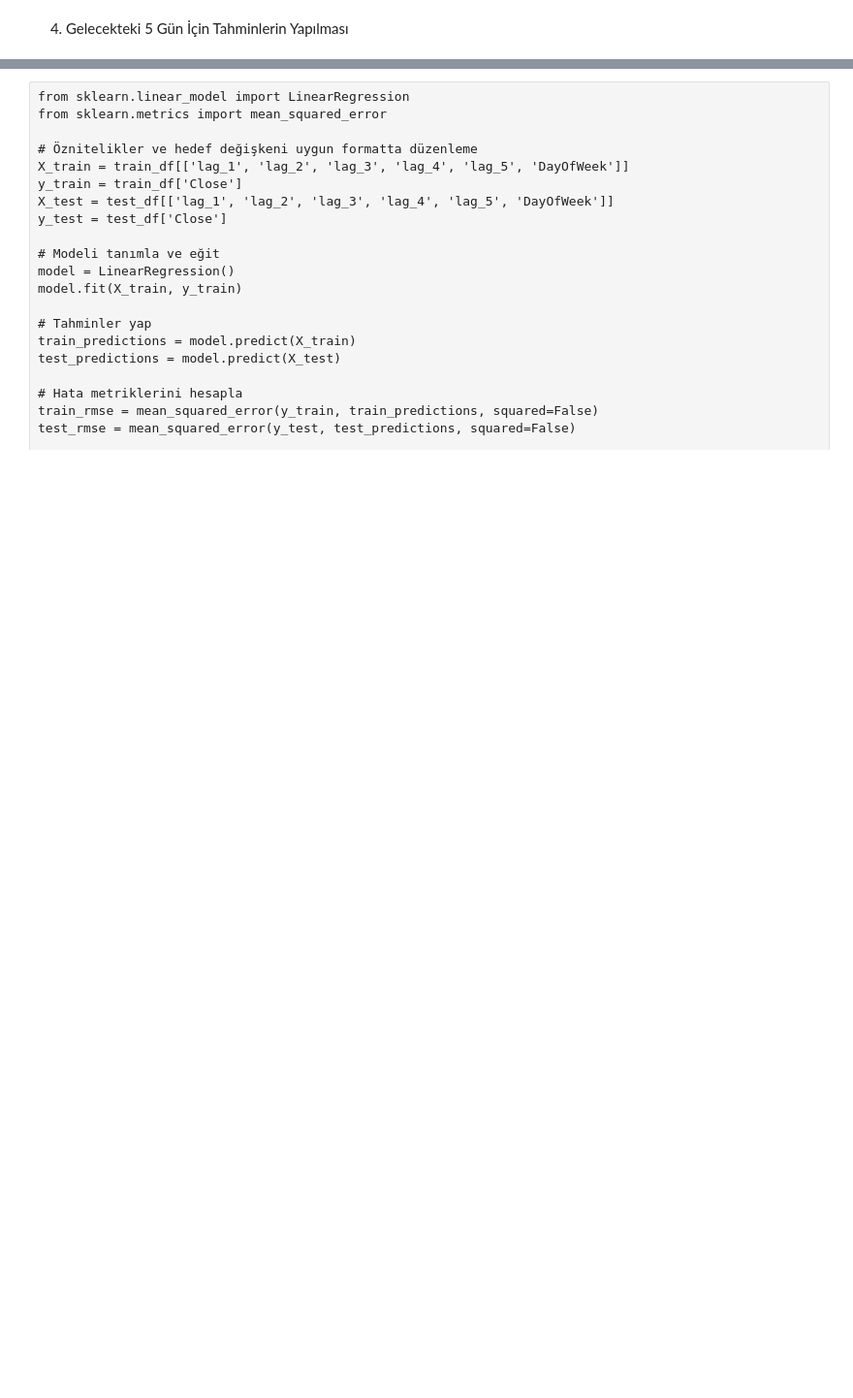
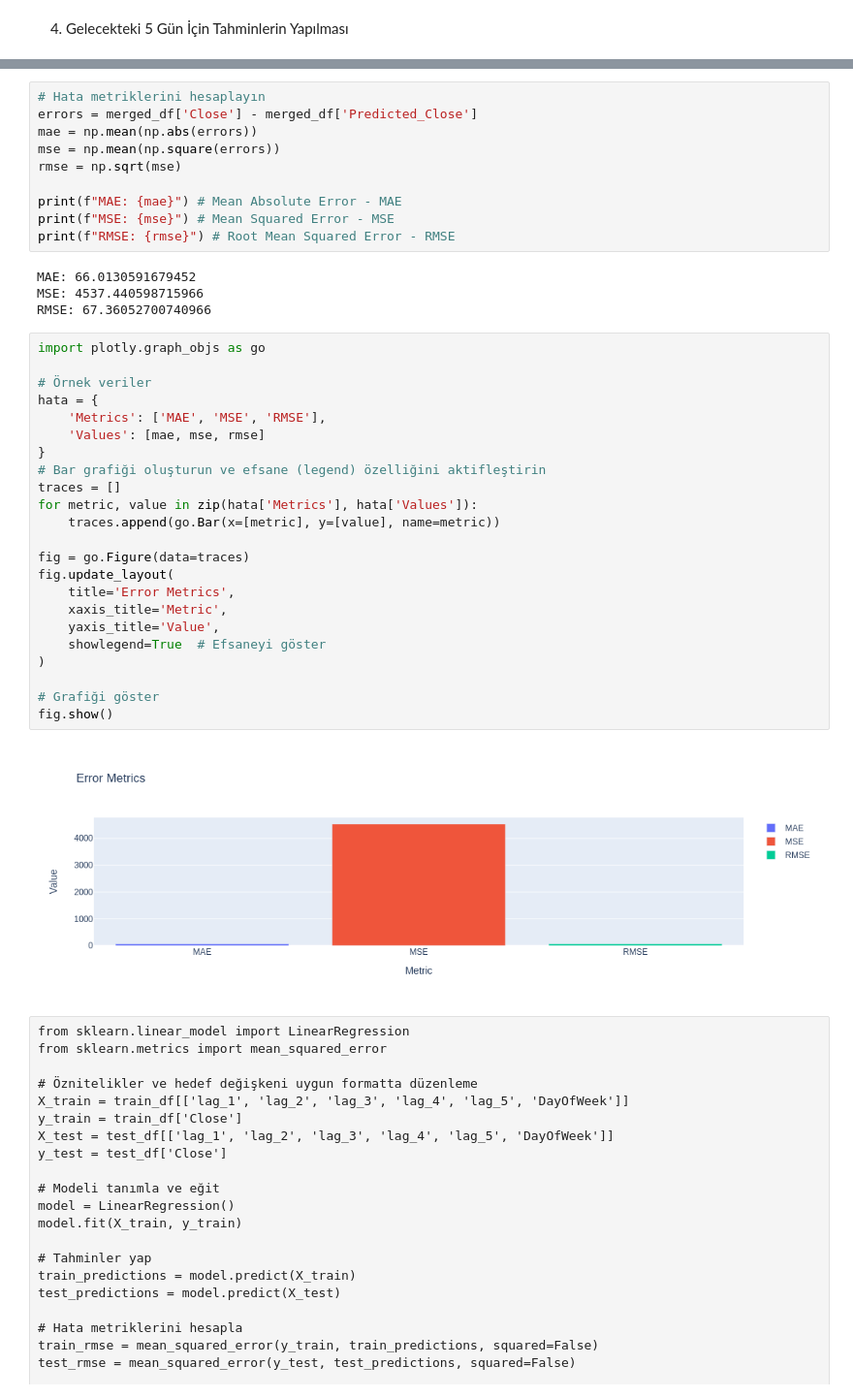
Before and after one commit to TunahanINCE/Machine-Learning-Models-for-Predicting-Stock-Market-Closing-Prices, a Jupyter notebook: TunahanINCE.ipynb, the cells around one changed output, grey strips where cells are left out. Shown at 97% size. Drawn from its saved outputs; the diff is of its cells as text; blank space fills up the shorter version.

```diff
--- a/TunahanINCE.ipynb
+++ b/TunahanINCE.ipynb
@@ -300,3 +408,42 @@ spark.createDataFrame(df_org.tail(5)).show()
+# %%
+# Hata metriklerini hesaplayın
+errors = merged_df['Close'] - merged_df['Predicted_Close']
+mae = np.mean(np.abs(errors))
+mse = np.mean(np.square(errors))
+rmse = np.sqrt(mse)
+
+print(f"MAE: {mae}") # Mean Absolute Error - MAE
+print(f"MSE: {mse}") # Mean Squared Error - MSE
+print(f"RMSE: {rmse}") # Root Mean Squared Error - RMSE
+# %% [output]
+MAE: 66.0130591679452
+MSE: 4537.440598715966
+RMSE: 67.36052700740966
+# %%
+import plotly.graph_objs as go
+
+# Örnek veriler
+hata = {
+    'Metrics': ['MAE', 'MSE', 'RMSE'],
+    'Values': [mae, mse, rmse]
+}
+# Bar grafiği oluşturun ve efsane (legend) özelliğini aktifleştirin
+traces = []
+for metric, value in zip(hata['Metrics'], hata['Values']):
+    traces.append(go.Bar(x=[metric], y=[value], name=metric))
+
+fig = go.Figure(data=traces)
+fig.update_layout(
+    title='Error Metrics',
+    xaxis_title='Metric',
+    yaxis_title='Value',
+    showlegend=True  # Efsaneyi göster
+)
+
+# Grafiği göster
+fig.show()
+# %% [output]
+[figure, added]
 # %% [raw]
 from sklearn.linear_model import LinearRegression
 from sklearn.metrics import mean_squared_error
```
Also changed, not shown: parts of 21 cells of this notebook.
